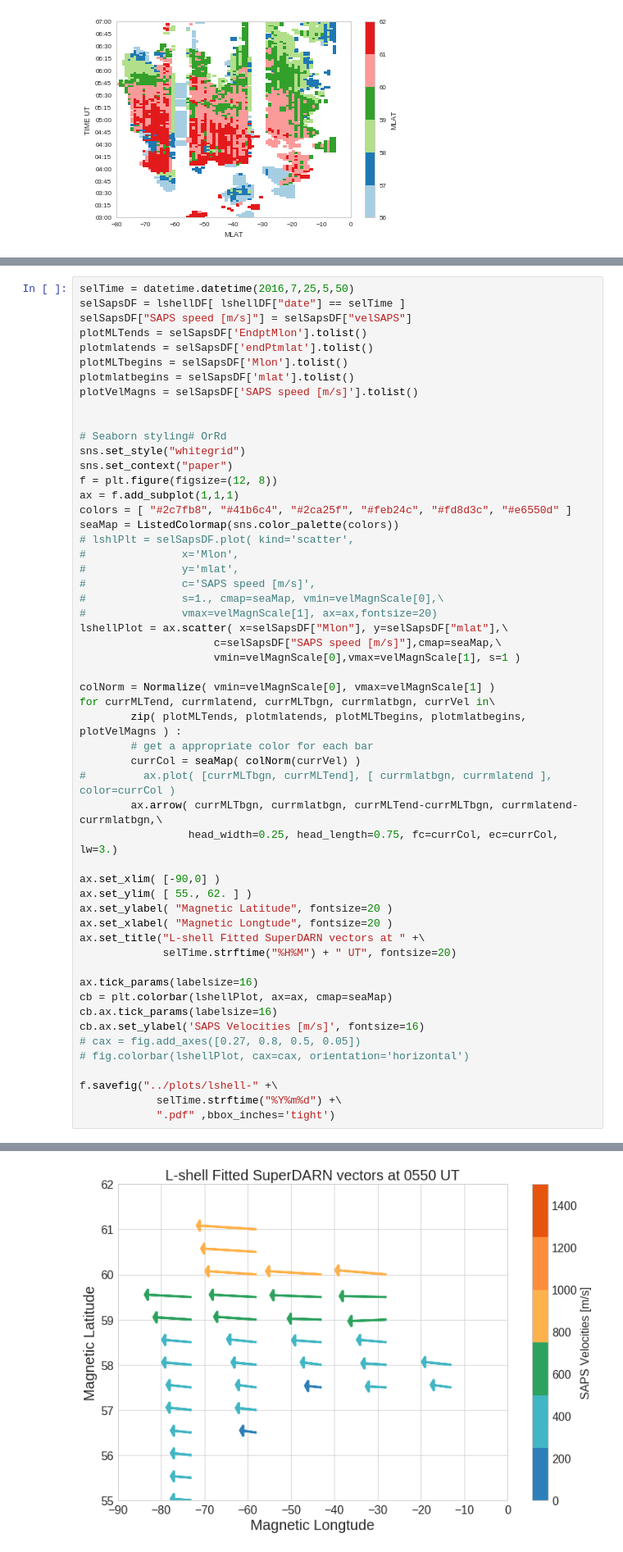
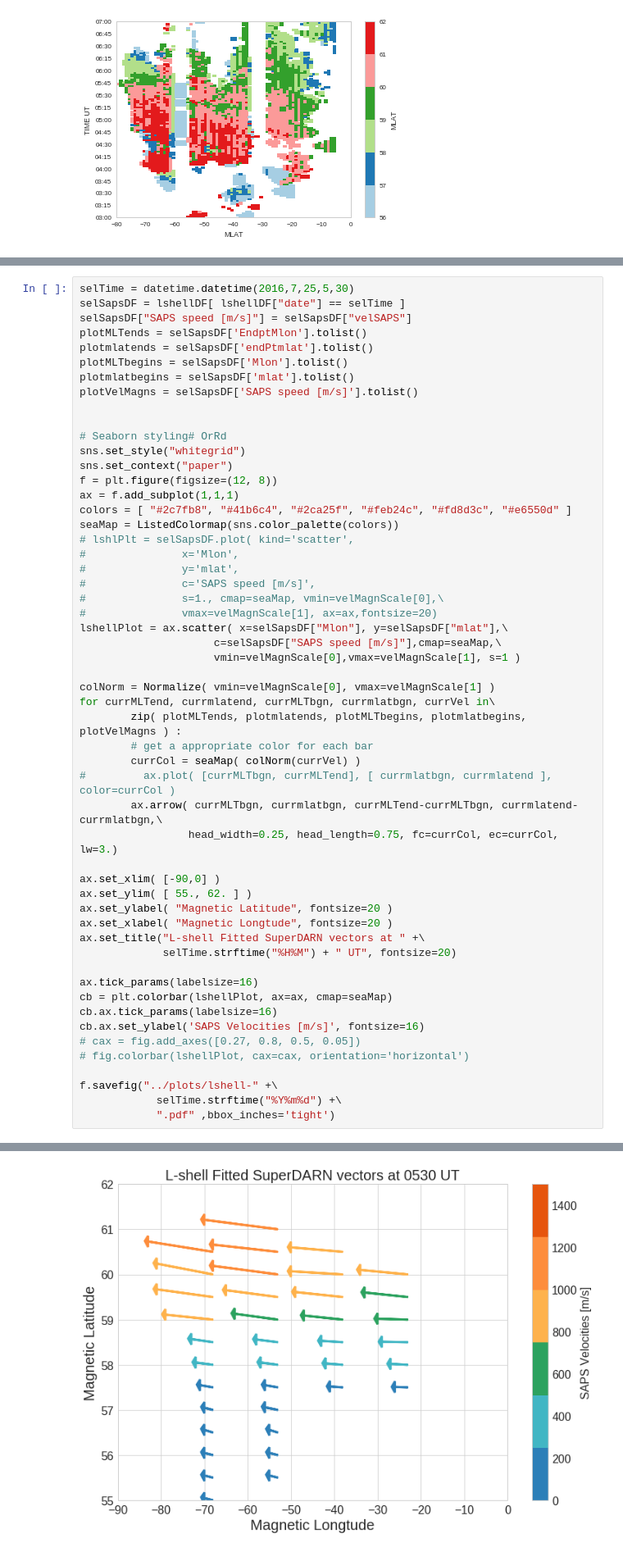
Before and after one commit to bharatreddy/steve, a Jupyter notebook: ipy/sd_vels.ipynb, the cells around one changed output, grey strips where cells are left out. Shown: that part at 82% size. Cells and saved outputs as stored; diff of their text form.

```diff
--- a/ipy/sd_vels.ipynb
+++ b/ipy/sd_vels.ipynb
@@ -344,7 +350,7 @@ lshellDF.head()
 | 3 | -6.618126 | 1.352016 | 1.0 | True | 61.0 | -5.0 | 422.839892 | 19.427486 | 61.05 | -5.42 | ... |
 | 4 | -11.870053 | 2.809972 | 1.0 | True | 61.0 | -3.0 | 749.034029 | 65.355440 | 61.15 | -3.73 | ... |
 # %%
-selTime = datetime.datetime(2016,7,25,5,50)
+selTime = datetime.datetime(2016,7,25,5,30)
 selSapsDF = lshellDF[ lshellDF["date"] == selTime ]
 selSapsDF["SAPS speed [m/s]"] = selSapsDF["velSAPS"]
 plotMLTends = selSapsDF['EndptMlon'].tolist()
@@ -376,31 +382,31 @@ for currMLTend, currmlatend, currMLTbgn, currmlatbgn, currVel in\
         zip( plotMLTends, plotmlatends, plotMLTbegins, plotmlatbegins, plotVelMagns ) :
         # get a appropriate color for each bar
         currCol = seaMap( colNorm(currVel) )
 #         ax.plot( [currMLTbgn, currMLTend], [ currmlatbgn, currmlatend ], color=currCol )
         ax.arrow( currMLTbgn, currmlatbgn, currMLTend-currMLTbgn, currmlatend-currmlatbgn,\
                  head_width=0.25, head_length=0.75, fc=currCol, ec=currCol, lw=3.)
 
 ax.set_xlim( [-90,0] )
 ax.set_ylim( [ 55., 62. ] )
 ax.set_ylabel( "Magnetic Latitude", fontsize=20 )
 ax.set_xlabel( "Magnetic Longtude", fontsize=20 )
 ax.set_title("L-shell Fitted SuperDARN vectors at " +\
              selTime.strftime("%H%M") + " UT", fontsize=20)
 
 ax.tick_params(labelsize=16)
 cb = plt.colorbar(lshellPlot, ax=ax, cmap=seaMap)
 cb.ax.tick_params(labelsize=16)
 cb.ax.set_ylabel('SAPS Velocities [m/s]', fontsize=16)
 # cax = fig.add_axes([0.27, 0.8, 0.5, 0.05])
 # fig.colorbar(lshellPlot, cax=cax, orientation='horizontal')
 
 f.savefig("../plots/lshell-" +\
             selTime.strftime("%Y%m%d") +\
             ".pdf" ,bbox_inches='tight')
 # %% [output]
 A value is trying to be set on a copy of a slice from a DataFrame.
 Try using .loc[row_indexer,col_indexer] = value instead
 
 See the caveats in the documentation: http://pandas.pydata.org/pandas-docs/stable/indexing.html#indexing-view-versus-copy
   This is separate from the ipykernel package so we can avoid doing imports until
-[figure, old version]
+[figure, new version]
```
Also changed, not shown: parts of 2 cells of this notebook, 19 other files.
